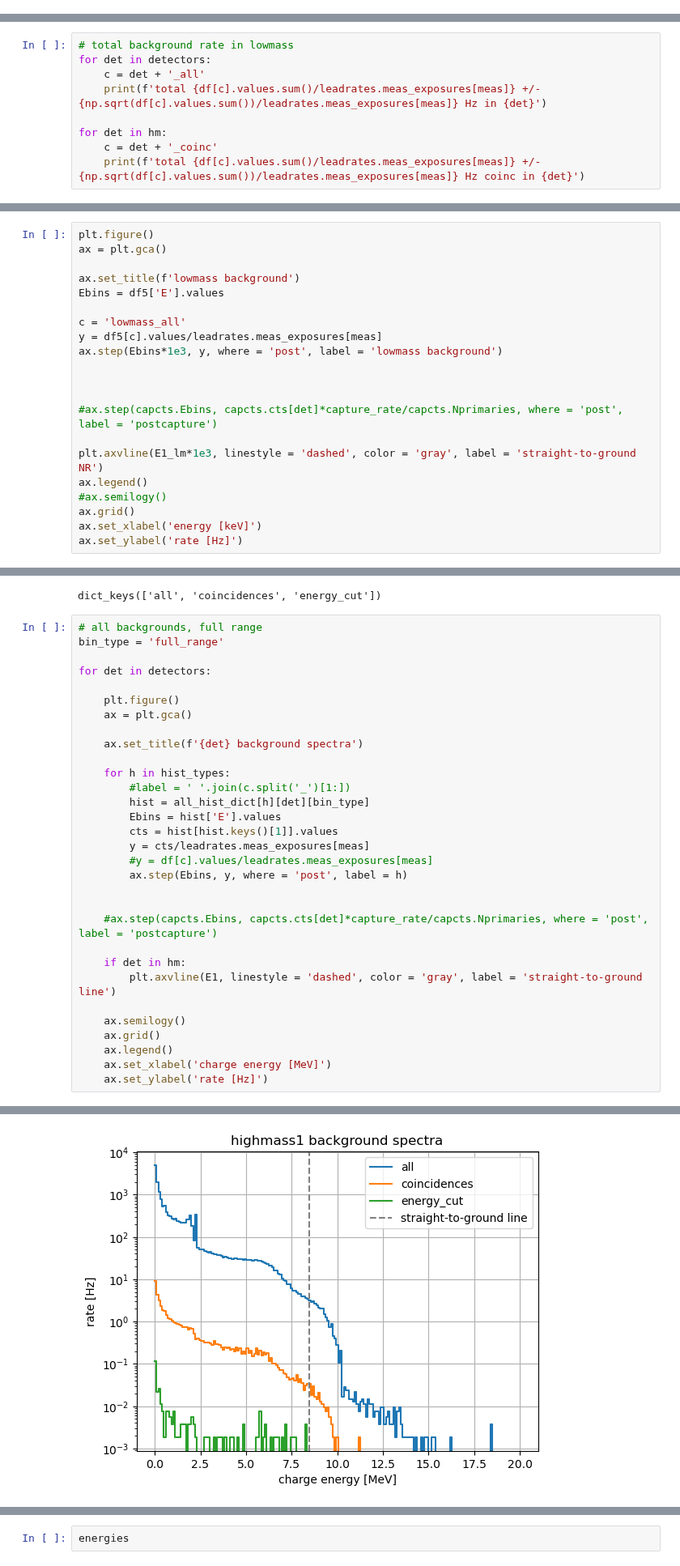
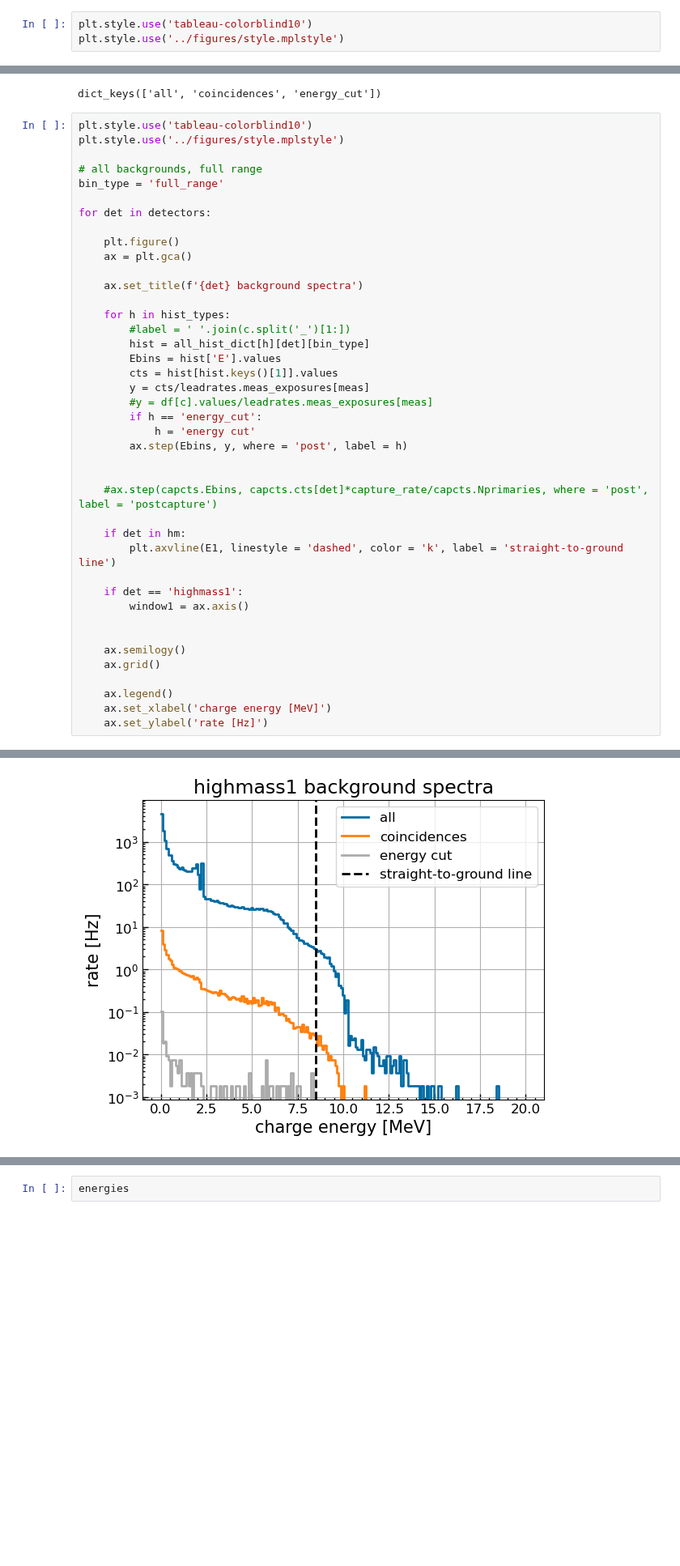
Before and after one commit to tamu-edu/doublecap, a Jupyter notebook: analysis/backgrounds.ipynb, the cells around one changed output, grey strips where cells are left out. Shown at 81% size. Saved outputs shown, nothing was run; the diff lists cells and outputs as text; blank space fills up the shorter version.

```diff
--- a/analysis/backgrounds.ipynb
+++ b/analysis/backgrounds.ipynb
@@ -11,6 +12,9 @@ import pickle
 import tqdm
 
 import shield_optimization as so
+# %%
+plt.style.use('tableau-colorblind10')
+plt.style.use('../figures/style.mplstyle')
 # %%
 E_tot = 8.4736 # MeV
 M = (29*931.5 - 21.895) # mass of Si29 (MeV)
@@ -626,9 +486,0 @@ df['lowmass_all'].values.sum()
-# %%
-# total background rate in lowmass
-for det in detectors:
-    c = det + '_all'
-    print(f'total {df[c].values.sum()/leadrates.meas_exposures[meas]} +/- {np.sqrt(df[c].values.sum())/leadrates.meas_exposures[meas]} Hz in {det}')
-
-for det in hm:
-    c = det + '_coinc'
-    print(f'total {df[c].values.sum()/leadrates.meas_exposures[meas]} +/- {np.sqrt(df[c].values.sum())/leadrates.meas_exposures[meas]} Hz coinc in {det}')
@@ -810,21 +514,0 @@ df5 = df_dict5[meas]
-# %%
-plt.figure()
-ax = plt.gca()
-
-ax.set_title(f'lowmass background')
-Ebins = df5['E'].values
-
-c = 'lowmass_all'
-y = df5[c].values/leadrates.meas_exposures[meas]
-ax.step(Ebins*1e3, y, where = 'post', label = 'lowmass background')
-
-
-
-#ax.step(capcts.Ebins, capcts.cts[det]*capture_rate/capcts.Nprimaries, where = 'post', label = 'postcapture')
-
-plt.axvline(E1_lm*1e3, linestyle = 'dashed', color = 'gray', label = 'straight-to-ground NR')
-ax.legend()
-#ax.semilogy()
-ax.grid()
-ax.set_xlabel('energy [keV]')
-ax.set_ylabel('rate [Hz]')
@@ -864,6 +523,9 @@ all_hist_dict.keys()
 # %% [output]
 dict_keys(['all', 'coincidences', 'energy_cut'])
 # %%
+plt.style.use('tableau-colorblind10')
+plt.style.use('../figures/style.mplstyle')
+
 # all backgrounds, full range
 bin_type = 'full_range'
 
@@ -881,16 +543,23 @@ for det in detectors:
         cts = hist[hist.keys()[1]].values
         y = cts/leadrates.meas_exposures[meas]
         #y = df[c].values/leadrates.meas_exposures[meas]
+        if h == 'energy_cut':
+            h = 'energy cut'
         ax.step(Ebins, y, where = 'post', label = h)
 
 
     #ax.step(capcts.Ebins, capcts.cts[det]*capture_rate/capcts.Nprimaries, where = 'post', label = 'postcapture')
 
     if det in hm:
-        plt.axvline(E1, linestyle = 'dashed', color = 'gray', label = 'straight-to-ground line')
+        plt.axvline(E1, linestyle = 'dashed', color = 'k', label = 'straight-to-ground line')
+
+    if det == 'highmass1':
+        window1 = ax.axis()
+
 
     ax.semilogy()
     ax.grid()
+
     ax.legend()
     ax.set_xlabel('charge energy [MeV]')
     ax.set_ylabel('rate [Hz]')
@@ -899 +568 @@ for det in detectors:
-[figure, old version]
+[figure, new version]
```
Also changed, not shown: parts of 58 cells of this notebook.
